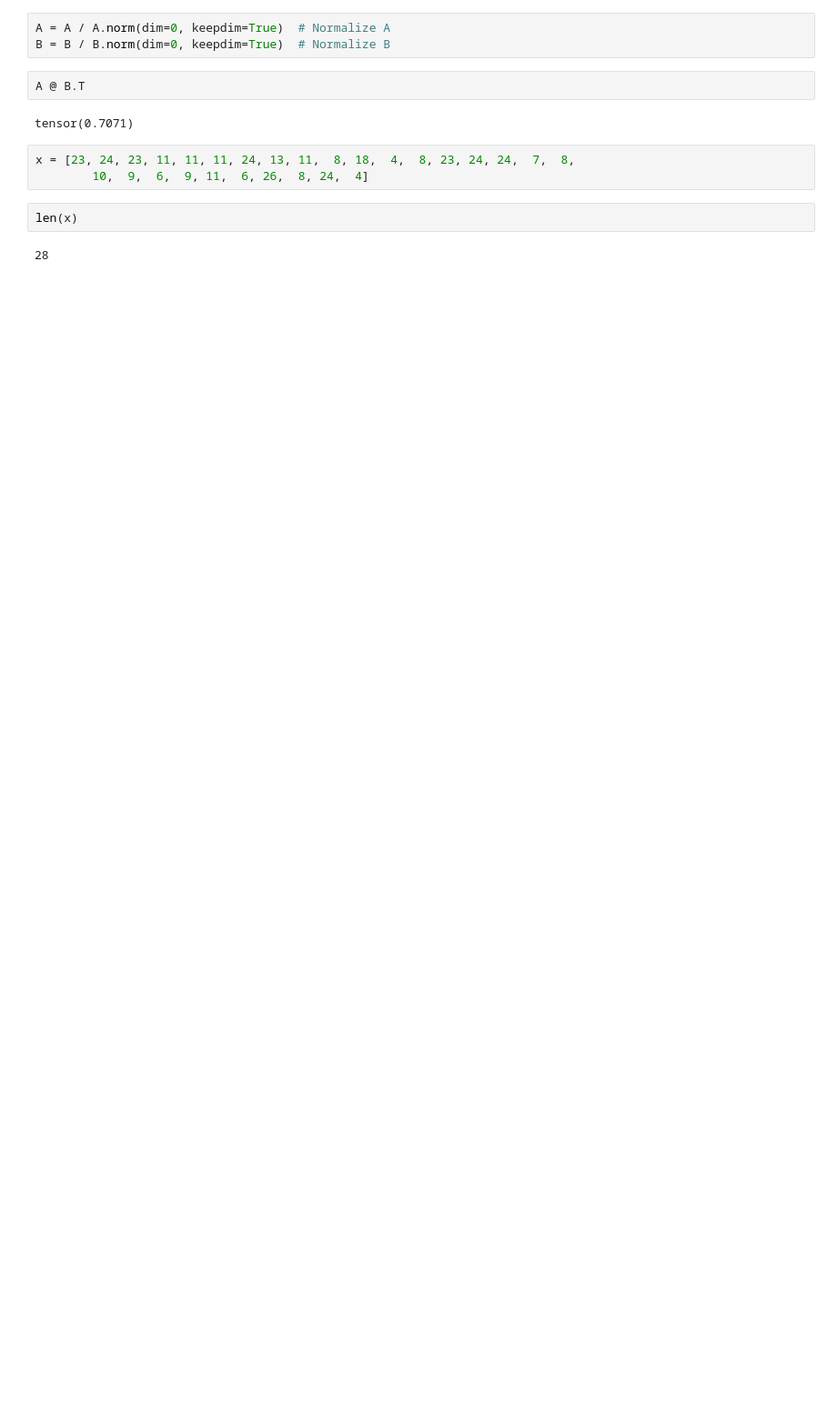
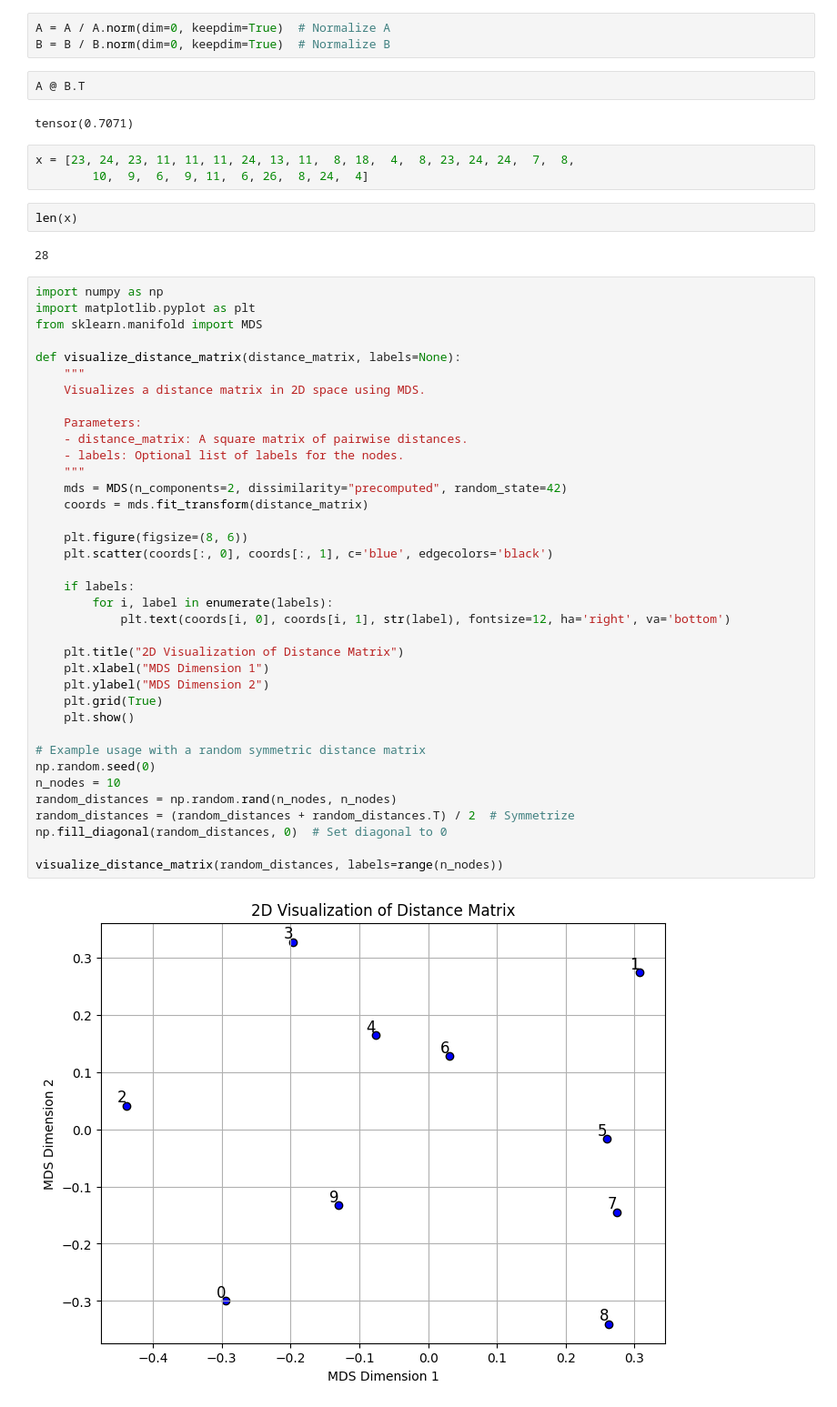
Before and after one commit to yangland/FedREDefense, a Jupyter notebook: npz_reader.ipynb, the cells around one changed output. Shown at 91% size. Saved outputs shown, nothing was run; the diff lists cells and outputs as text; blank space fills up the shorter version.

```diff
--- a/npz_reader.ipynb
+++ b/npz_reader.ipynb
@@ -664,3 +664,42 @@ x = [23, 24, 23, 11, 11, 11, 24, 13, 11,  8, 18,  4,  8, 23, 24, 24,  7,  8,
 len(x)
 # %% [output]
 28
+# %%
+import numpy as np
+import matplotlib.pyplot as plt
+from sklearn.manifold import MDS
+
+def visualize_distance_matrix(distance_matrix, labels=None):
+    """
+    Visualizes a distance matrix in 2D space using MDS.
+
+    Parameters:
+    - distance_matrix: A square matrix of pairwise distances.
+    - labels: Optional list of labels for the nodes.
+    """
+    mds = MDS(n_components=2, dissimilarity="precomputed", random_state=42)
+    coords = mds.fit_transform(distance_matrix)
+
+    plt.figure(figsize=(8, 6))
+    plt.scatter(coords[:, 0], coords[:, 1], c='blue', edgecolors='black')
+
+    if labels:
+        for i, label in enumerate(labels):
+            plt.text(coords[i, 0], coords[i, 1], str(label), fontsize=12, ha='right', va='bottom')
+
+    plt.title("2D Visualization of Distance Matrix")
+    plt.xlabel("MDS Dimension 1")
+    plt.ylabel("MDS Dimension 2")
+    plt.grid(True)
+    plt.show()
+
+# Example usage with a random symmetric distance matrix
+np.random.seed(0)
+n_nodes = 10
+random_distances = np.random.rand(n_nodes, n_nodes)
+random_distances = (random_distances + random_distances.T) / 2  # Symmetrize
+np.fill_diagonal(random_distances, 0)  # Set diagonal to 0
+
+visualize_distance_matrix(random_distances, labels=range(n_nodes))
+# %% [output]
+[figure, added]
```
Also changed, not shown: 2 other files.
